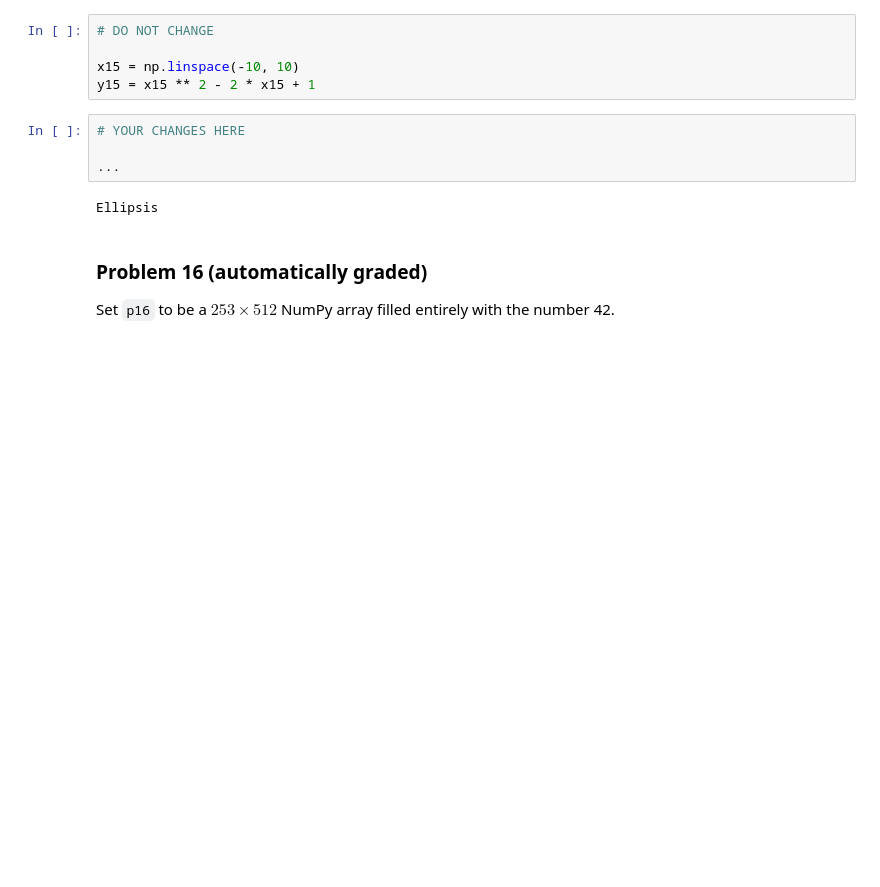
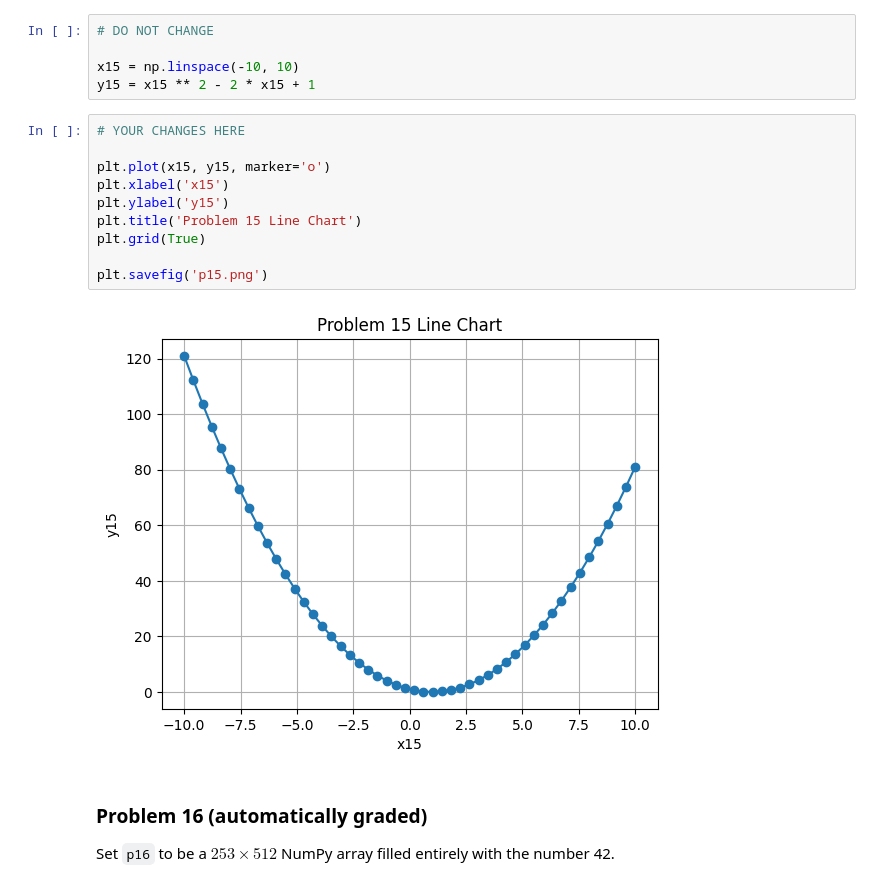
Before and after one commit to JonG-2025/dx602-homework-10, a Jupyter notebook: homework.ipynb, the cells around one changed output. Drawn from its saved outputs; the diff is of its cells as text; blank space fills up the shorter version.

```diff
--- a/homework.ipynb
+++ b/homework.ipynb
@@ -258,12 +270,18 @@ Plot the data in variables `x15` and `y15` as a line chart and save it to the fi
 
 x15 = np.linspace(-10, 10)
 y15 = x15 ** 2 - 2 * x15 + 1
-# %%
-# YOUR CHANGES HERE
-
-...
-# %% [output]
-Ellipsis
+# %%
+# YOUR CHANGES HERE
+
+plt.plot(x15, y15, marker='o')
+plt.xlabel('x15')
+plt.ylabel('y15')
+plt.title('Problem 15 Line Chart')
+plt.grid(True)
+
+plt.savefig('p15.png')
+# %% [output]
+[figure, added]
 # %% [markdown]
 ### Problem 16 (automatically graded)
 
```
Also changed, not shown: parts of 12 cells of this notebook, 1 other file.
